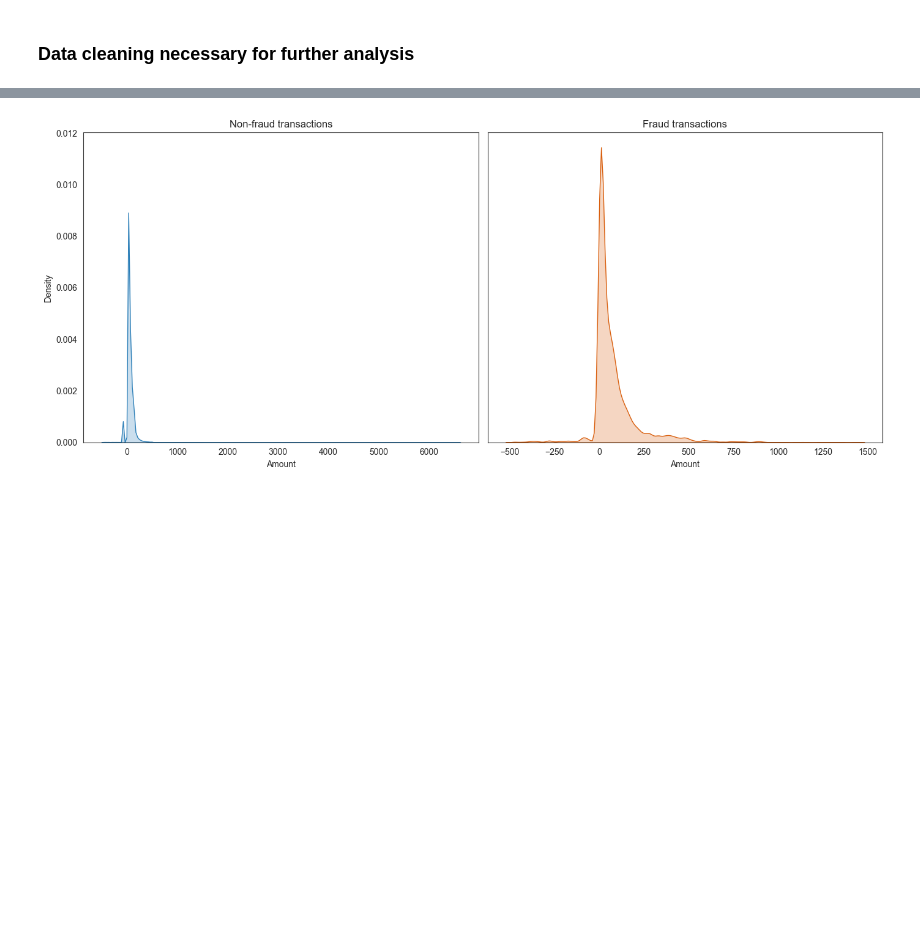
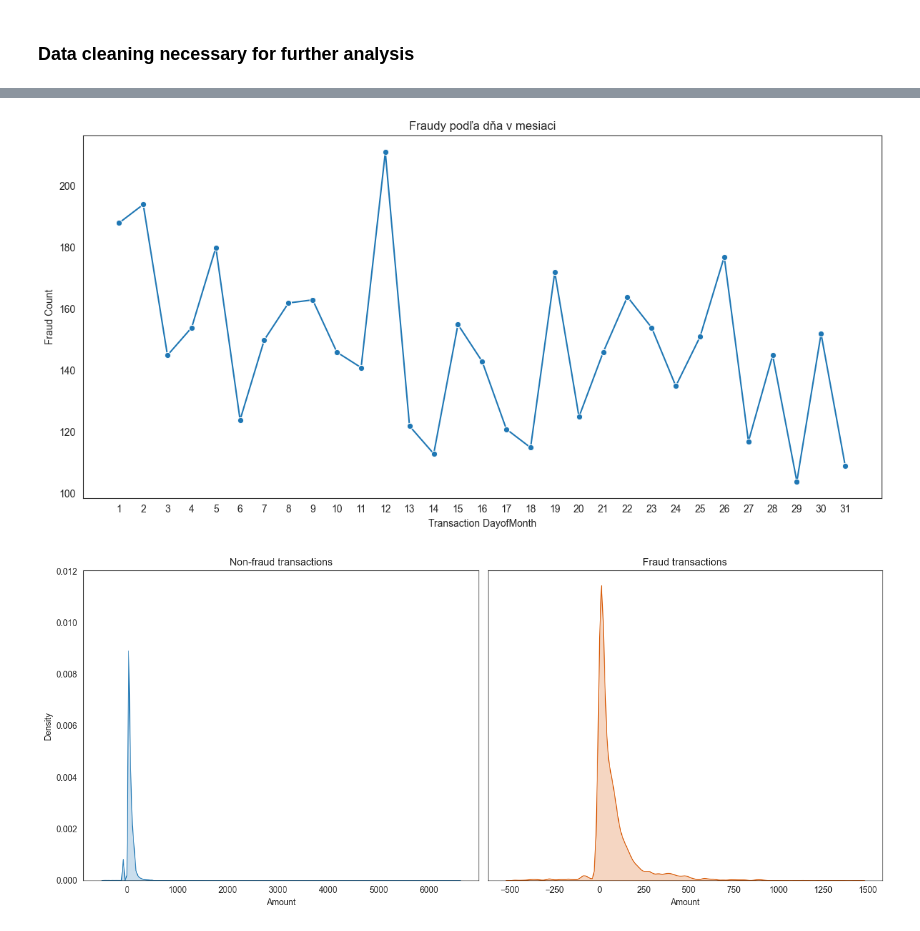
Before and after one commit to veronikasovic/fraud-decision-system, a Jupyter notebook: notebooks/exploration.ipynb, the cells around one changed output, grey strips where cells are left out. Cells and saved outputs as stored; diff of their text form; code cells hidden in the pictures; blank space fills up the shorter version.

```diff
--- a/notebooks/exploration.ipynb
+++ b/notebooks/exploration.ipynb
@@ -258,0 +320,23 @@ data.drop(columns=['Person', 'Card Number', 'CVV', "Birth Month", "Birth Year" ]
+# %%
+# date features
+data["Transaction DayofWeek"] = data["Transaction Time"].dt.dayofweek
+
+# time features
+# minutes of day
+data["MinuteOfDay"] = (
+    data["Transaction Time"].dt.hour * 60
+    + data["Transaction Time"].dt.minute
+)
+
+# cyclic encoding
+data["MinuteOfDay_Sin"] = np.sin(
+    2 * np.pi * data["MinuteOfDay"] / 1440
+)
+
+data["MinuteOfDay_Cos"] = np.cos(
+    2 * np.pi * data["MinuteOfDay"] / 1440
+)
+
+data.drop(columns=["MinuteOfDay"], inplace=True)
+
+#
@@ -259,3 +438,27 @@ data.drop(columns=['Person', 'Card Number', 'CVV', "Birth Month", "Birth Year" ]
+# %%
+fraud_by_hour = (
+    data[data["Fraud"]]
+    .groupby("Transaction DayofMonth")
+    .size()
+    .reset_index(name="Fraud Count")
+)
+
+plt.figure(figsize=(12, 6))
+
+sns.lineplot(
+    data=fraud_by_hour,
+    x="Transaction DayofMonth",
+    y="Fraud Count",
+    marker="o"
+)
+
+plt.xticks(range(1, 32))
+plt.title("Fraudy podľa dňa v mesiaci")
+
+plt.tight_layout()
+plt.show()
+# %% [output]
+[figure, added]
 # %%
 
 
```
Also changed, not shown: parts of 11 cells of this notebook, 1 other file.
